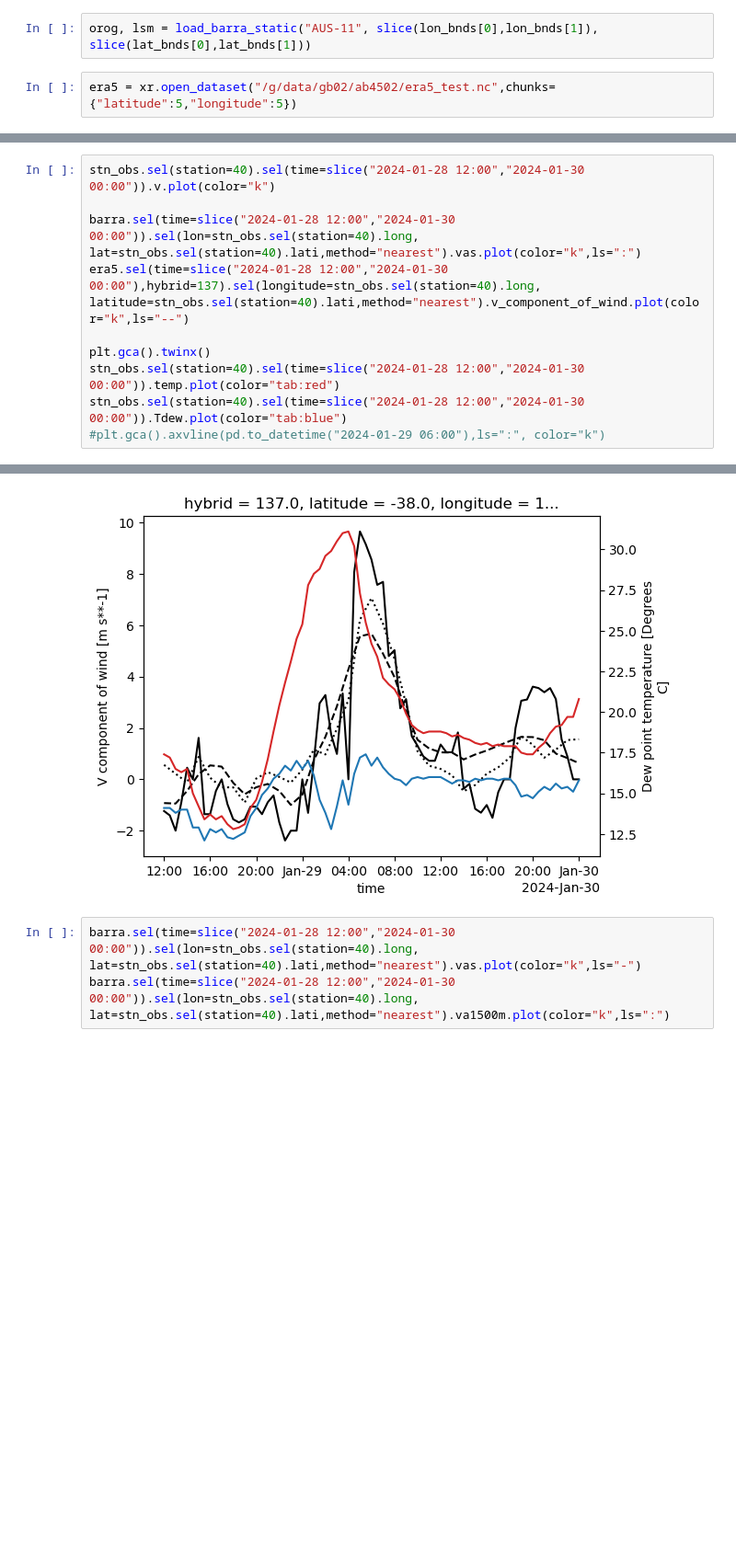
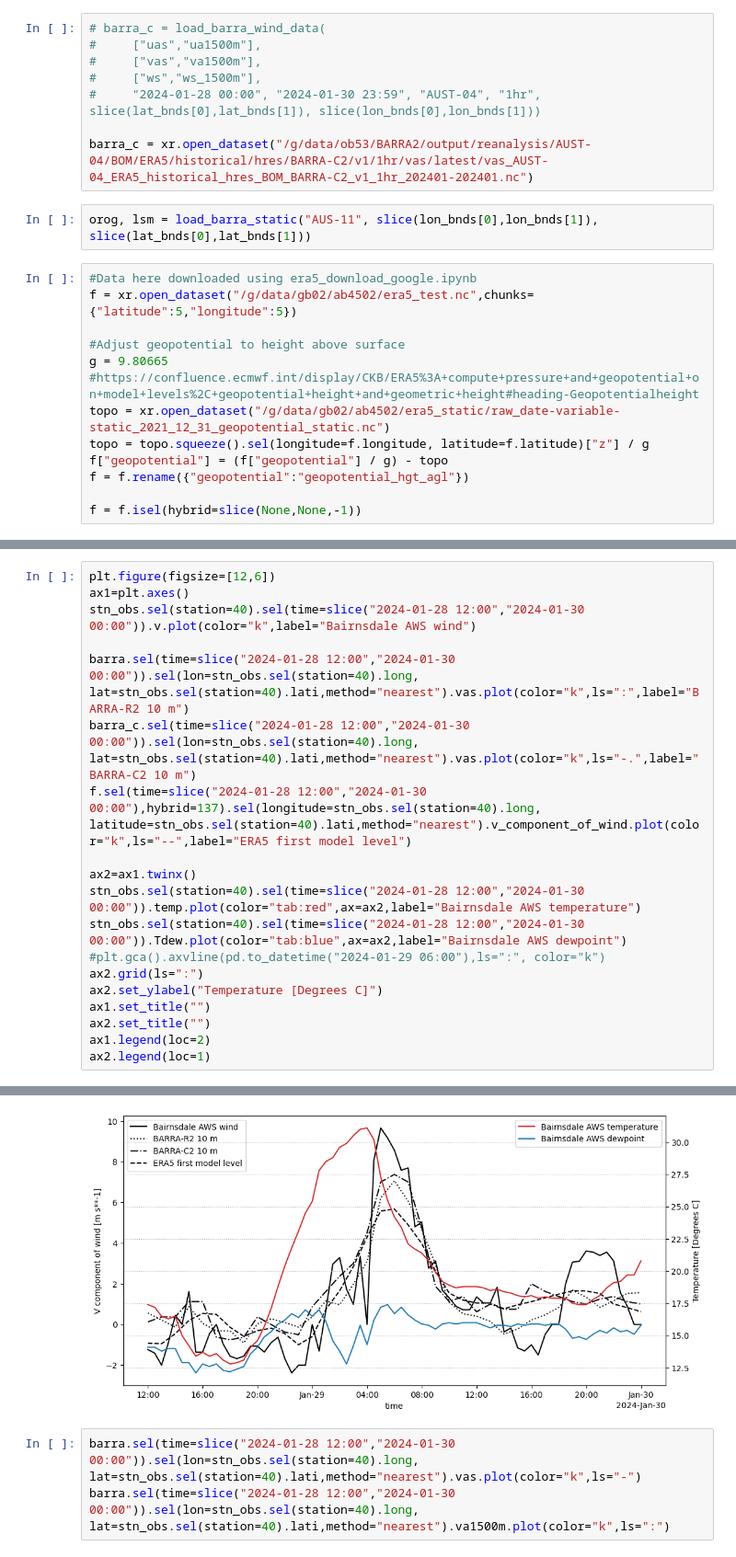
Before and after one commit to andrewbrown31/sea_breeze, a Jupyter notebook: obs_prelim.ipynb, the cells around one changed output, grey strips where cells are left out. Shown at 92% size. Cells and saved outputs as stored; diff of their text form; blank space fills up the shorter version.

```diff
--- a/obs_prelim.ipynb
+++ b/obs_prelim.ipynb
@@ -72,4 +94,22 @@ barra = load_barra_wind_data(
+# %%
+# barra_c = load_barra_wind_data(
+#     ["uas","ua1500m"],
+#     ["vas","va1500m"],
+#     ["ws","ws_1500m"],
+#     "2024-01-28 00:00", "2024-01-30 23:59", "AUST-04", "1hr", slice(lat_bnds[0],lat_bnds[1]), slice(lon_bnds[0],lon_bnds[1]))
+
+barra_c = xr.open_dataset("/g/data/ob53/BARRA2/output/reanalysis/AUST-04/BOM/ERA5/historical/hres/BARRA-C2/v1/1hr/vas/latest/vas_AUST-04_ERA5_historical_hres_BOM_BARRA-C2_v1_1hr_202401-202401.nc")
 # %%
 orog, lsm = load_barra_static("AUS-11", slice(lon_bnds[0],lon_bnds[1]), slice(lat_bnds[0],lat_bnds[1]))
 # %%
-era5 = xr.open_dataset("/g/data/gb02/ab4502/era5_test.nc",chunks={"latitude":5,"longitude":5})
+#Data here downloaded using era5_download_google.ipynb
+f = xr.open_dataset("/g/data/gb02/ab4502/era5_test.nc",chunks={"latitude":5,"longitude":5})
+
+#Adjust geopotential to height above surface
+g = 9.80665    #https://confluence.ecmwf.int/display/CKB/ERA5%3A+compute+pressure+and+geopotential+on+model+levels%2C+geopotential+height+and+geometric+height#heading-Geopotentialheight
+topo = xr.open_dataset("/g/data/gb02/ab4502/era5_static/raw_date-variable-static_2021_12_31_geopotential_static.nc")
+topo = topo.squeeze().sel(longitude=f.longitude, latitude=f.latitude)["z"] / g
+f["geopotential"] = (f["geopotential"] / g) - topo
+f = f.rename({"geopotential":"geopotential_hgt_agl"})
+
+f = f.isel(hybrid=slice(None,None,-1))
@@ -139,11 +116,20 @@ valid_time_stop :
 # %%
-stn_obs.sel(station=40).sel(time=slice("2024-01-28 12:00","2024-01-30 00:00")).v.plot(color="k")
+plt.figure(figsize=[12,6])
+ax1=plt.axes()
+stn_obs.sel(station=40).sel(time=slice("2024-01-28 12:00","2024-01-30 00:00")).v.plot(color="k",label="Bairnsdale AWS wind")
 
-barra.sel(time=slice("2024-01-28 12:00","2024-01-30 00:00")).sel(lon=stn_obs.sel(station=40).long, lat=stn_obs.sel(station=40).lati,method="nearest").vas.plot(color="k",ls=":")
-era5.sel(time=slice("2024-01-28 12:00","2024-01-30 00:00"),hybrid=137).sel(longitude=stn_obs.sel(station=40).long, latitude=stn_obs.sel(station=40).lati,method="nearest").v_component_of_wind.plot(color="k",ls="--")
+barra.sel(time=slice("2024-01-28 12:00","2024-01-30 00:00")).sel(lon=stn_obs.sel(station=40).long, lat=stn_obs.sel(station=40).lati,method="nearest").vas.plot(color="k",ls=":",label="BARRA-R2 10 m")
+barra_c.sel(time=slice("2024-01-28 12:00","2024-01-30 00:00")).sel(lon=stn_obs.sel(station=40).long, lat=stn_obs.sel(station=40).lati,method="nearest").vas.plot(color="k",ls="-.",label="BARRA-C2 10 m")
+f.sel(time=slice("2024-01-28 12:00","2024-01-30 00:00"),hybrid=137).sel(longitude=stn_obs.sel(station=40).long, latitude=stn_obs.sel(station=40).lati,method="nearest").v_component_of_wind.plot(color="k",ls="--",label="ERA5 first model level")
 
-plt.gca().twinx()
-stn_obs.sel(station=40).sel(time=slice("2024-01-28 12:00","2024-01-30 00:00")).temp.plot(color="tab:red")
-stn_obs.sel(station=40).sel(time=slice("2024-01-28 12:00","2024-01-30 00:00")).Tdew.plot(color="tab:blue")
+ax2=ax1.twinx()
+stn_obs.sel(station=40).sel(time=slice("2024-01-28 12:00","2024-01-30 00:00")).temp.plot(color="tab:red",ax=ax2,label="Bairnsdale AWS temperature")
+stn_obs.sel(station=40).sel(time=slice("2024-01-28 12:00","2024-01-30 00:00")).Tdew.plot(color="tab:blue",ax=ax2,label="Bairnsdale AWS dewpoint")
 #plt.gca().axvline(pd.to_datetime("2024-01-29 06:00"),ls=":", color="k")
+ax2.grid(ls=":")
+ax2.set_ylabel("Temperature [Degrees C]")
+ax1.set_title("")
+ax2.set_title("")
+ax1.legend(loc=2)
+ax2.legend(loc=1)
 # %% [output]
@@ -151,4 +137,4 @@ stn_obs.sel(station=40).sel(time=slice("2024-01-28 12:00","2024-01-30 00:00")).T
-[figure, old version]
+[figure, new version]
 # %%
 barra.sel(time=slice("2024-01-28 12:00","2024-01-30 00:00")).sel(lon=stn_obs.sel(station=40).long, lat=stn_obs.sel(station=40).lati,method="nearest").vas.plot(color="k",ls="-")
 barra.sel(time=slice("2024-01-28 12:00","2024-01-30 00:00")).sel(lon=stn_obs.sel(station=40).long, lat=stn_obs.sel(station=40).lati,method="nearest").va1500m.plot(color="k",ls=":")
```
Also changed, not shown: parts of 17 cells of this notebook, 3 other files.
